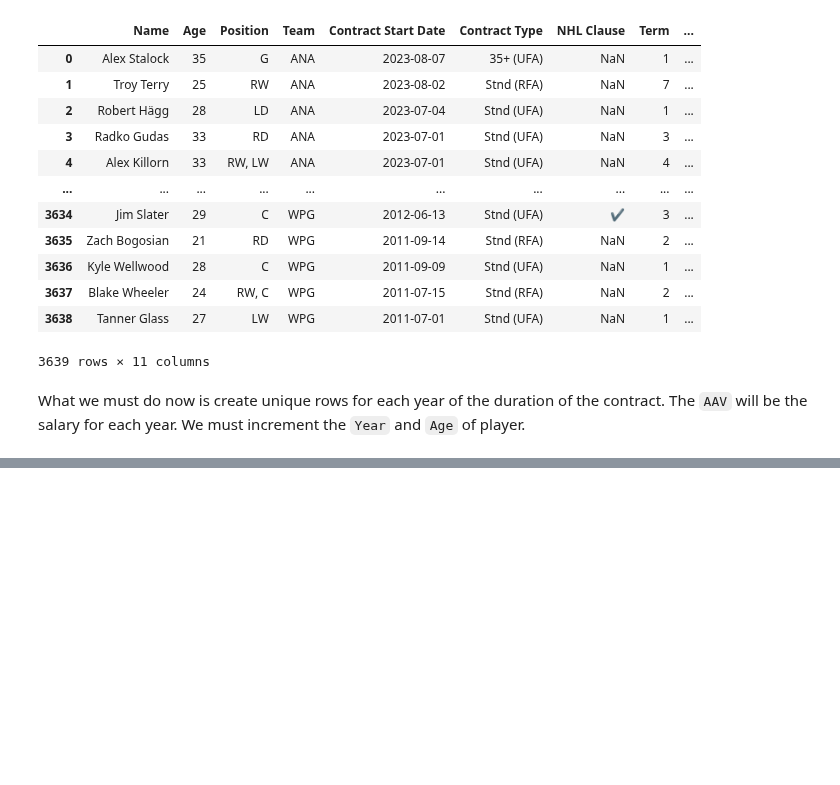
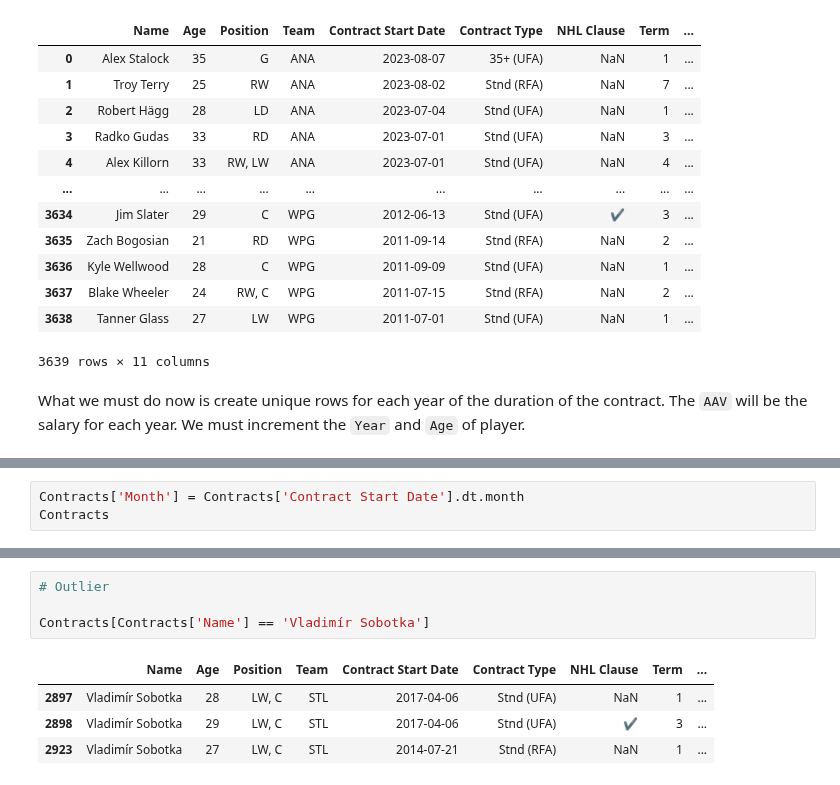
Before and after one commit to lukekerwin/DS-320_Project, a Jupyter notebook: Contract Data/Contracts_Cleaning.ipynb, the cells around one changed output, grey strips where cells are left out. Cells and saved outputs as stored; diff of their text form; blank space fills up the shorter version.

```diff
--- a/Contract Data/Contracts_Cleaning.ipynb
+++ b/Contract Data/Contracts_Cleaning.ipynb
@@ -187,0 +246,3 @@ What we must do now is create unique rows for each year of the duration of the c
+# %%
+Contracts['Month'] = Contracts['Contract Start Date'].dt.month
+Contracts
@@ -187,0 +281,9 @@ What we must do now is create unique rows for each year of the duration of the c
+# %%
+# Outlier
+
+Contracts[Contracts['Name'] == 'Vladimír Sobotka']
+# %% [output]
+|  | Name | Age | Position | Team | Contract Start Date | Contract Type | NHL Clause | Term | ... |
+| 2897 | Vladimír Sobotka | 28 | LW, C | STL | 2017-04-06 | Stnd (UFA) | NaN | 1 | ... |
+| 2898 | Vladimír Sobotka | 29 | LW, C | STL | 2017-04-06 | Stnd (UFA) | ✔ | 3 | ... |
+| 2923 | Vladimír Sobotka | 27 | LW, C | STL | 2014-07-21 | Stnd (RFA) | NaN | 1 | ... |
```
Also changed, not shown: parts of 16 cells of this notebook.
